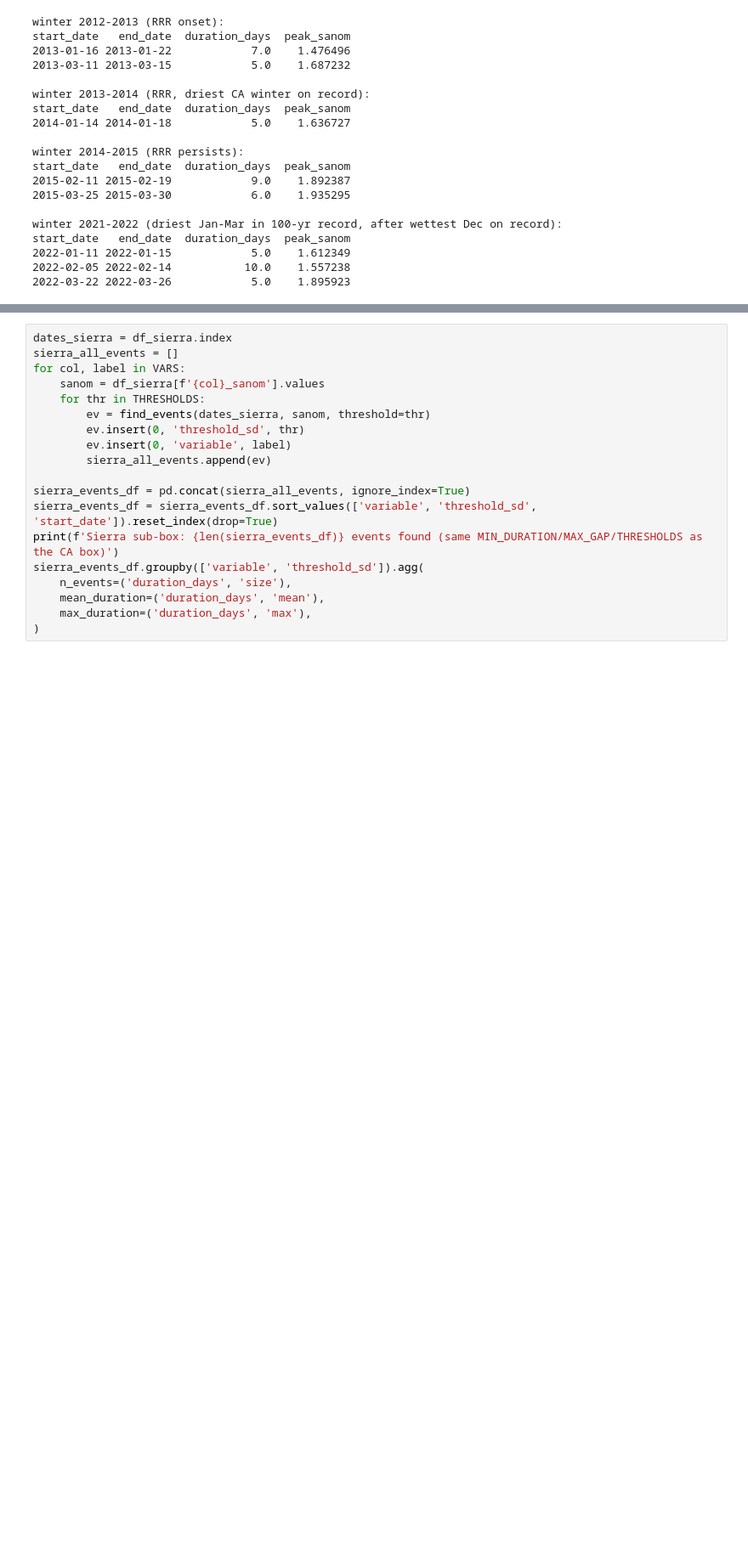
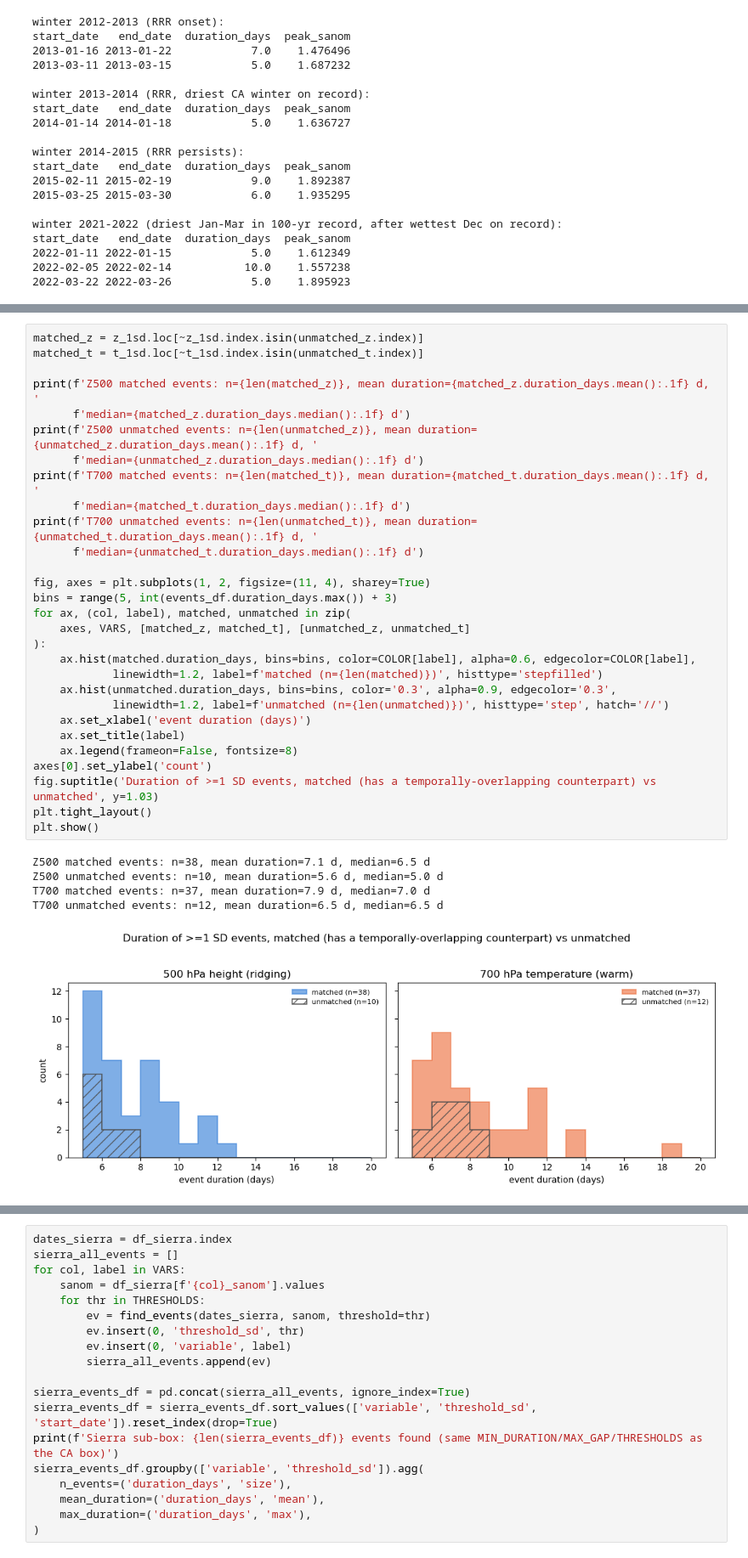
Before and after one commit to ming80302/AR_CA_PROJ, a Jupyter notebook: CA_z500_t700_blocking_events_detrend_5day.ipynb, the cells around one changed output, grey strips where cells are left out. Shown at 85% size. Drawn from its saved outputs; the diff is of its cells as text; blank space fills up the shorter version.

```diff
--- a/CA_z500_t700_blocking_events_detrend_5day.ipynb
+++ b/CA_z500_t700_blocking_events_detrend_5day.ipynb
@@ -700,0 +854,35 @@ CA_z500_t700_blocking_events_mindur_comparison.ipynb
+# %%
+matched_z = z_1sd.loc[~z_1sd.index.isin(unmatched_z.index)]
+matched_t = t_1sd.loc[~t_1sd.index.isin(unmatched_t.index)]
+
+print(f'Z500 matched events: n={len(matched_z)}, mean duration={matched_z.duration_days.mean():.1f} d, '
+      f'median={matched_z.duration_days.median():.1f} d')
+print(f'Z500 unmatched events: n={len(unmatched_z)}, mean duration={unmatched_z.duration_days.mean():.1f} d, '
+      f'median={unmatched_z.duration_days.median():.1f} d')
+print(f'T700 matched events: n={len(matched_t)}, mean duration={matched_t.duration_days.mean():.1f} d, '
+      f'median={matched_t.duration_days.median():.1f} d')
+print(f'T700 unmatched events: n={len(unmatched_t)}, mean duration={unmatched_t.duration_days.mean():.1f} d, '
+      f'median={unmatched_t.duration_days.median():.1f} d')
+
+fig, axes = plt.subplots(1, 2, figsize=(11, 4), sharey=True)
+bins = range(5, int(events_df.duration_days.max()) + 3)
+for ax, (col, label), matched, unmatched in zip(
+    axes, VARS, [matched_z, matched_t], [unmatched_z, unmatched_t]
+):
+    ax.hist(matched.duration_days, bins=bins, color=COLOR[label], alpha=0.6, edgecolor=COLOR[label],
+            linewidth=1.2, label=f'matched (n={len(matched)})', histtype='stepfilled')
+    ax.hist(unmatched.duration_days, bins=bins, color='0.3', alpha=0.9, edgecolor='0.3',
+            linewidth=1.2, label=f'unmatched (n={len(unmatched)})', histtype='step', hatch='//')
+    ax.set_xlabel('event duration (days)')
+    ax.set_title(label)
+    ax.legend(frameon=False, fontsize=8)
+axes[0].set_ylabel('count')
+fig.suptitle('Duration of >=1 SD events, matched (has a temporally-overlapping counterpart) vs unmatched', y=1.03)
+plt.tight_layout()
+plt.show()
+# %% [output]
+Z500 matched events: n=38, mean duration=7.1 d, median=6.5 d
+Z500 unmatched events: n=10, mean duration=5.6 d, median=5.0 d
+T700 matched events: n=37, mean duration=7.9 d, median=7.0 d
+T700 unmatched events: n=12, mean duration=6.5 d, median=6.5 d
+[figure, added]
```
Also changed, not shown: parts of 44 cells of this notebook.
